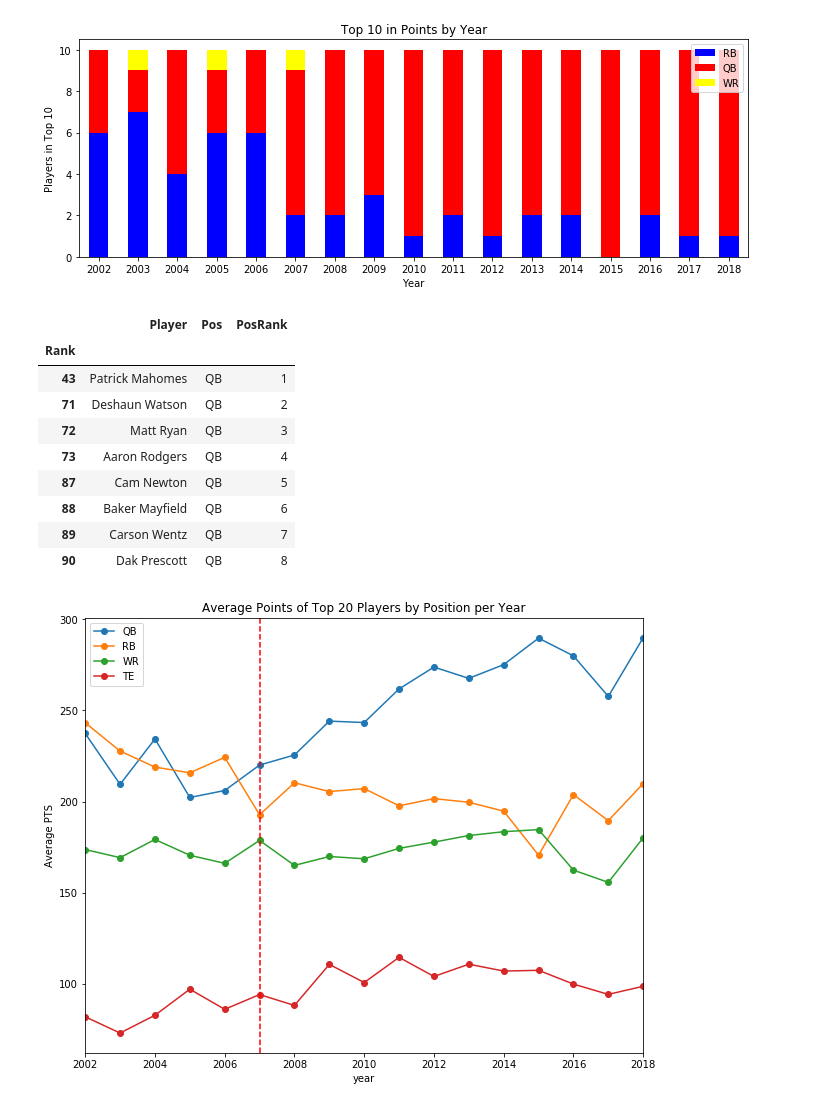
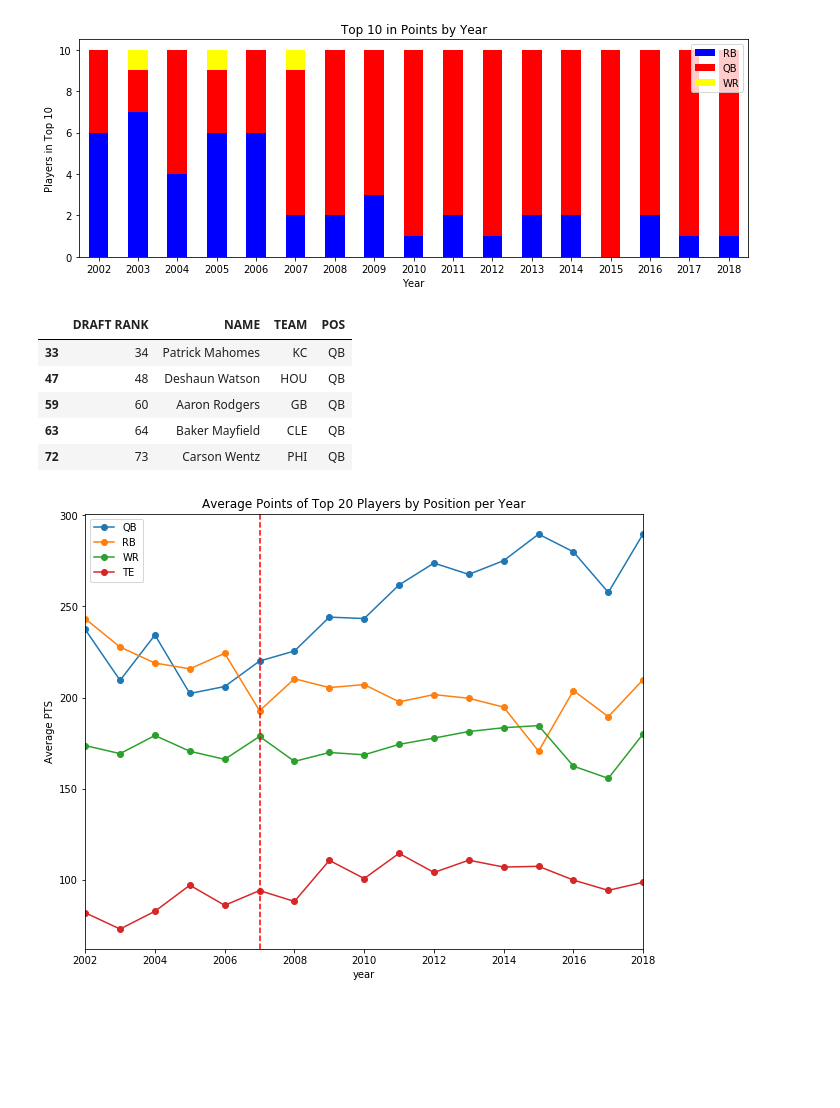
Before and after one commit to jlwalsh13/Capstone_1, a Jupyter notebook: fantasy_project.ipynb, the cells around one changed output. Cells and saved outputs as stored; diff of their text form; code cells hidden in the pictures; blank space fills up the shorter version.

```diff
--- a/fantasy_project.ipynb
+++ b/fantasy_project.ipynb
@@ -36,5 +40,4 @@ for i in index_:
 # %%
 projections_2019 = pd.read_csv('2019 FF projections.csv')
-projections_2019 = projections_2019.set_index('Rank')
 projections_2019[:20]
 # %% [output]
@@ -75,18 +77,14 @@ plt.show()
 # %% [output]
 [figure]
 # %%
-projections_2019[projections_2019.Pos == 'QB']
+projections_2019[projections_2019.POS == 'QB'].head()
 # %% [output]
-|  | Player | Pos | PosRank |
-| Rank |  |  |  |
-| 43 | Patrick Mahomes | QB | 1 |
-| 71 | Deshaun Watson | QB | 2 |
-| 72 | Matt Ryan | QB | 3 |
-| 73 | Aaron Rodgers | QB | 4 |
-| 87 | Cam Newton | QB | 5 |
-| 88 | Baker Mayfield | QB | 6 |
-| 89 | Carson Wentz | QB | 7 |
-| 90 | Dak Prescott | QB | 8 |
+|  | DRAFT RANK | NAME | TEAM | POS |
+| 33 | 34 | Patrick Mahomes | KC | QB |
+| 47 | 48 | Deshaun Watson | HOU | QB |
+| 59 | 60 | Aaron Rodgers | GB | QB |
+| 63 | 64 | Baker Mayfield | CLE | QB |
+| 72 | 73 | Carson Wentz | PHI | QB |
 # %%
 top20_means = []
 
```
Also changed, not shown: parts of 18 cells of this notebook.
